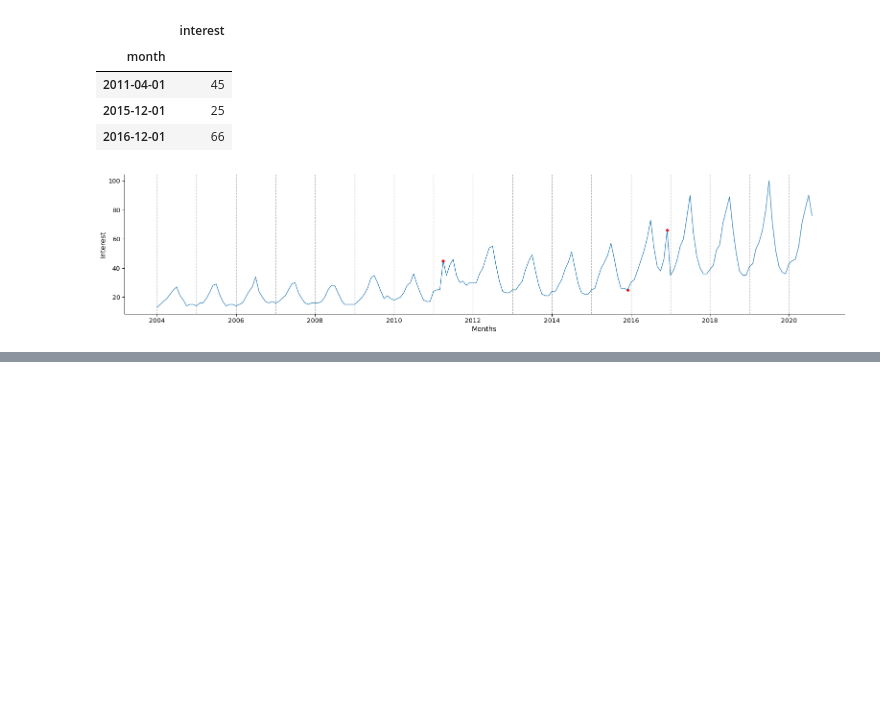
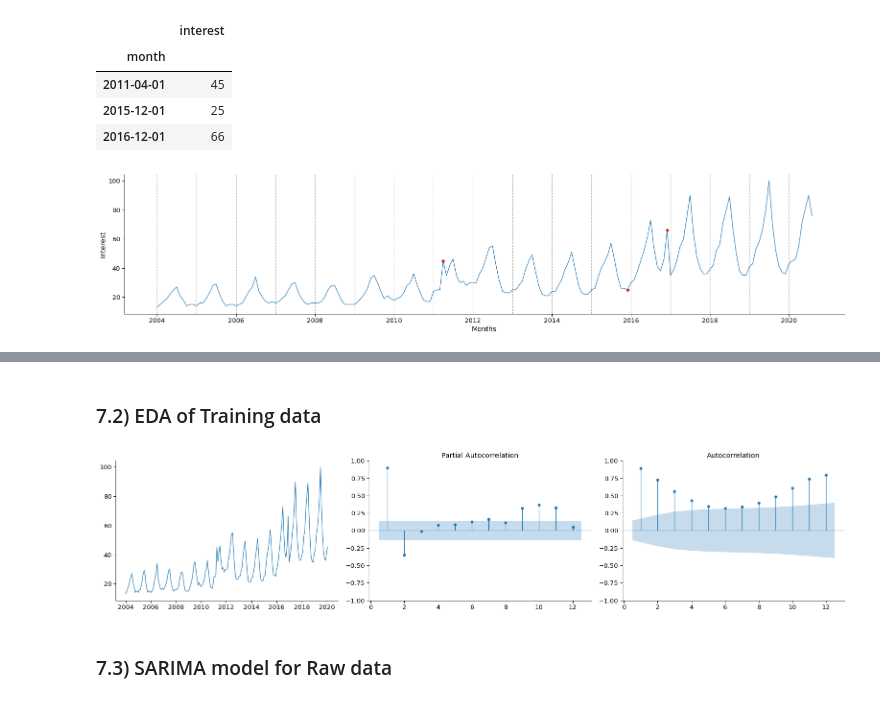
Before and after one commit to razielar/coursera_time_series_forecasting, a Jupyter notebook: anomaly_detection/AnomalyDetection_STL.ipynb, the cells around one changed output, grey strips where cells are left out. Drawn from its saved outputs; the diff is of its cells as text; code cells hidden in the pictures; blank space fills up the shorter version.

```diff
--- a/anomaly_detection/AnomalyDetection_STL.ipynb
+++ b/anomaly_detection/AnomalyDetection_STL.ipynb
@@ -28,3 +34,41 @@ print(os.getcwd())
+# %%
+def eda_plots(data, lags= None, save= False, save_path= ''):
+    plt.rcParams['figure.figsize']= (22,5)
+    layout= (1,3)
+    raw= plt.subplot2grid(layout, (0,0))
+    pacf= plt.subplot2grid(layout, (0,1))
+    acf= plt.subplot2grid(layout, (0,2))
+
+    raw.plot(data)
+    plot_acf(data, lags= lags, ax= acf, zero= False)
+    plot_pacf(data, lags= lags, ax= pacf, zero= False)
+    plt.tight_layout()
+    if save:
+        plt.savefig(save_path, transparent= True)
+
+def future_preds_df(model,series,num_months):
+    """
+    Generate a df with model predictions
+    """
+    pred_first = series.index.max()+relativedelta(months=1)
+    pred_last = series.index.max()+relativedelta(months=num_months)
+    date_range_index = pd.date_range(pred_first,pred_last,freq = 'MS')
+    vals = model.predict(n_periods = num_months)
+    return pd.DataFrame(vals,index = date_range_index)
+
+def mape(y: pd.Series, y_hat: pd.Series) -> np.float64:
+    """
+    Implements Mean Absolute Percent Error (MAPE).
+    Args:
+        y: actual values.
+        y_hat: predicted values.
+    Returns:
+        MAPE value (Not in %)
+    """
+    if not (isinstance(y, pd.Series) and isinstance(y_hat, pd.Series)):
+        y, y_hat = pd.Series(y), pd.Series(y_hat)
+    mape = np.mean( np.abs( (y-y_hat)/y ) )
+    return np.round(mape, 4)
 # %% [markdown]
 ## 1) Input Data
 # %%
@@ -199,0 +280,8 @@ plt.tight_layout()
+# %% [markdown]
+### 7.2) EDA of Training data
+# %%
+eda_plots(train, lags= 12)
+# %% [output]
+[figure, added]
+# %% [markdown]
+### 7.3) SARIMA model for Raw data
```
Also changed, not shown: parts of 13 cells of this notebook.
